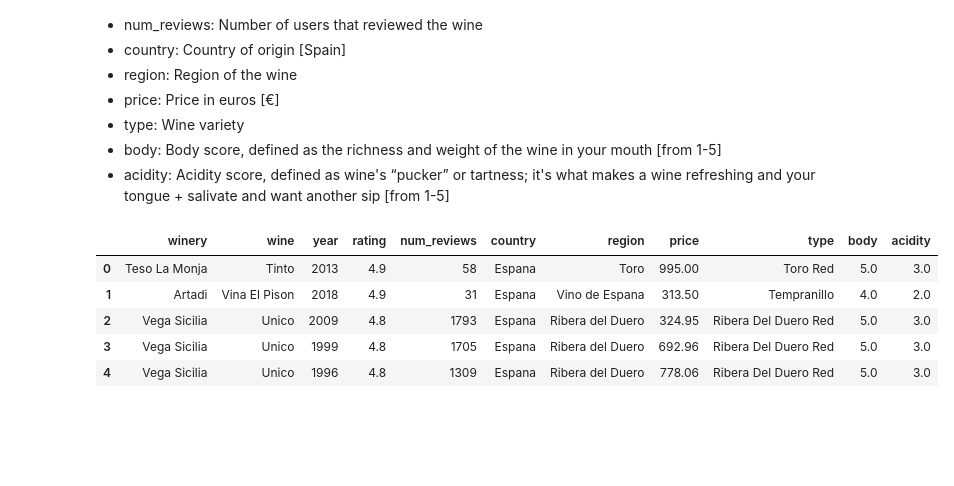
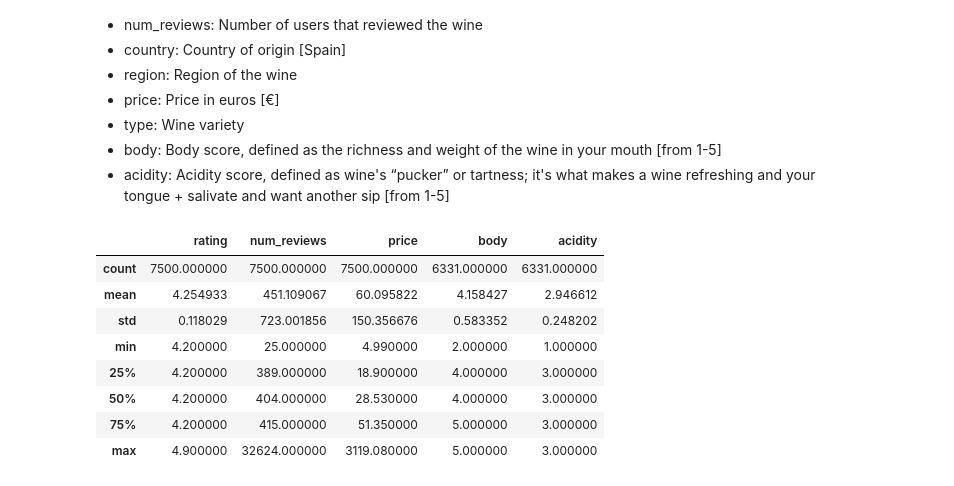
Before and after one commit to loaspra/feature-eng-tf, a Jupyter notebook: wine_classy.ipynb, the cells around one changed output. Drawn from its saved outputs; the diff is of its cells as text; code cells hidden in the pictures; blank space fills up the shorter version.

```diff
--- a/wine_classy.ipynb
+++ b/wine_classy.ipynb
@@ -31,15 +31,18 @@ from sklearn.model_selection import train_test_split
 # %%
 wine_ds = pd.read_csv("data/wines_SPA.csv")
 # %%
-wine_ds.head()
-#wine_ds.describe()
+# wine_ds.head()
+wine_ds.describe()
 # %% [output]
-|  | winery | wine | year | rating | num_reviews | country | region | price | type | body | acidity |
-| 0 | Teso La Monja | Tinto | 2013 | 4.9 | 58 | Espana | Toro | 995.00 | Toro Red | 5.0 | 3.0 |
-| 1 | Artadi | Vina El Pison | 2018 | 4.9 | 31 | Espana | Vino de Espana | 313.50 | Tempranillo | 4.0 | 2.0 |
-| 2 | Vega Sicilia | Unico | 2009 | 4.8 | 1793 | Espana | Ribera del Duero | 324.95 | Ribera Del Duero Red | 5.0 | 3.0 |
-| 3 | Vega Sicilia | Unico | 1999 | 4.8 | 1705 | Espana | Ribera del Duero | 692.96 | Ribera Del Duero Red | 5.0 | 3.0 |
-| 4 | Vega Sicilia | Unico | 1996 | 4.8 | 1309 | Espana | Ribera del Duero | 778.06 | Ribera Del Duero Red | 5.0 | 3.0 |
+|  | rating | num_reviews | price | body | acidity |
+| count | 7500.000000 | 7500.000000 | 7500.000000 | 6331.000000 | 6331.000000 |
+| mean | 4.254933 | 451.109067 | 60.095822 | 4.158427 | 2.946612 |
+| std | 0.118029 | 723.001856 | 150.356676 | 0.583352 | 0.248202 |
+| min | 4.200000 | 25.000000 | 4.990000 | 2.000000 | 1.000000 |
+| 25% | 4.200000 | 389.000000 | 18.900000 | 4.000000 | 3.000000 |
+| 50% | 4.200000 | 404.000000 | 28.530000 | 4.000000 | 3.000000 |
+| 75% | 4.200000 | 415.000000 | 51.350000 | 5.000000 | 3.000000 |
+| max | 4.900000 | 32624.000000 | 3119.080000 | 5.000000 | 3.000000 |
 # %%
 #The data is not very sparse. It sunks on different buckets. A bucketized feature could be useful for the "year" att
 # sea.displot(wine_ds, x = "year")
```
Also changed, not shown: parts of 9 cells of this notebook.
